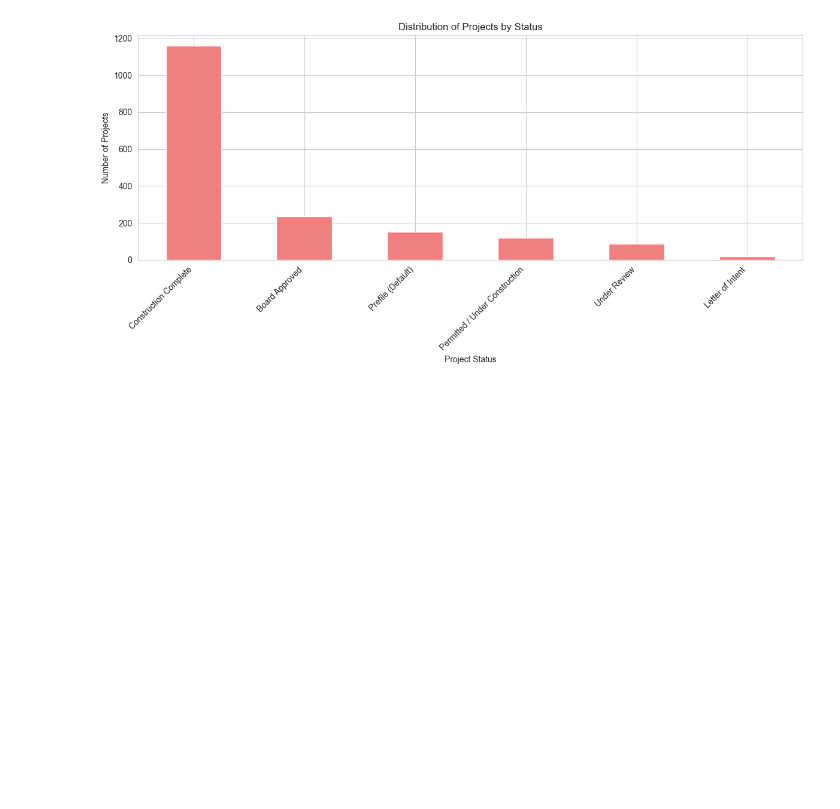
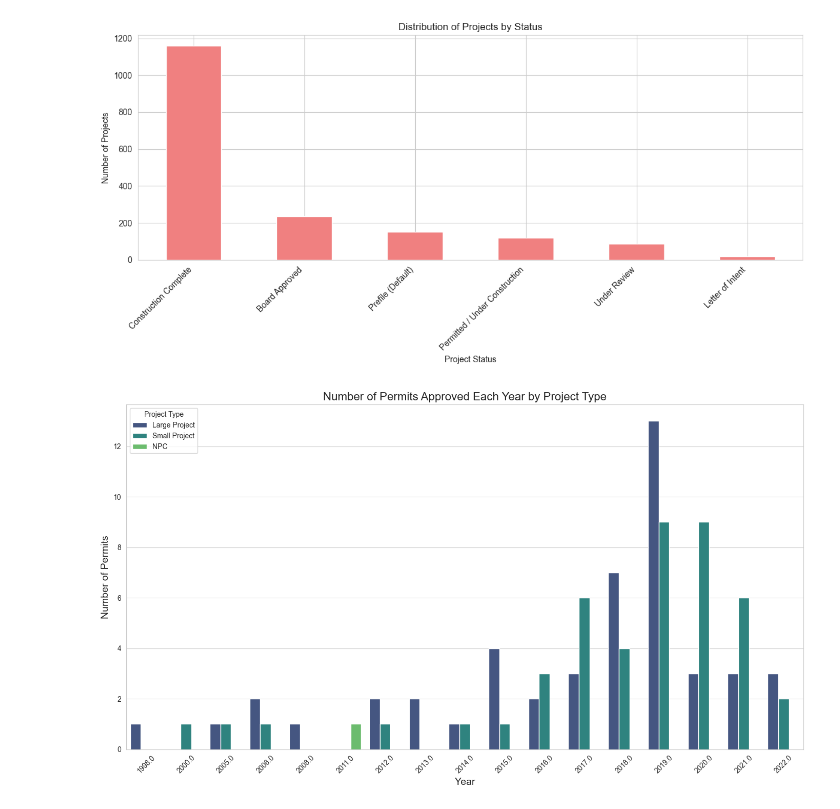
Before and after one commit to BU-Spark/ds-boston-permitting, a Jupyter notebook: fa23-team-c/Code/article80_EDA.ipynb, the cells around one changed output. Cells and saved outputs as stored; diff of their text form; code cells hidden in the pictures; blank space fills up the shorter version.

```diff
--- a/fa23-team-c/Code/article80_EDA.ipynb
+++ b/fa23-team-c/Code/article80_EDA.ipynb
@@ -156,3 +244,22 @@ plt.tight_layout()
 plt.show()
 # %% [output]
 [figure]
+# %%
+import matplotlib.pyplot as plt
+import seaborn as sns
+
+# Setting the style
+sns.set_style("whitegrid")
+
+# Plotting the number of permits approved each year by project type
+plt.figure(figsize=(14, 8))
+sns.countplot(data=approved_projects, x='Approval_Year', hue='Project_Record_Type', palette='viridis')
+plt.title("Number of Permits Approved Each Year by Project Type", fontsize=16)
+plt.xlabel("Year", fontsize=14)
+plt.ylabel("Number of Permits", fontsize=14)
+plt.legend(title="Project Type", loc="upper left")
+plt.xticks(rotation=45)
+plt.tight_layout()
+plt.show()
+# %% [output]
+[figure, added]
```
Also changed, not shown: parts of 8 cells of this notebook.
